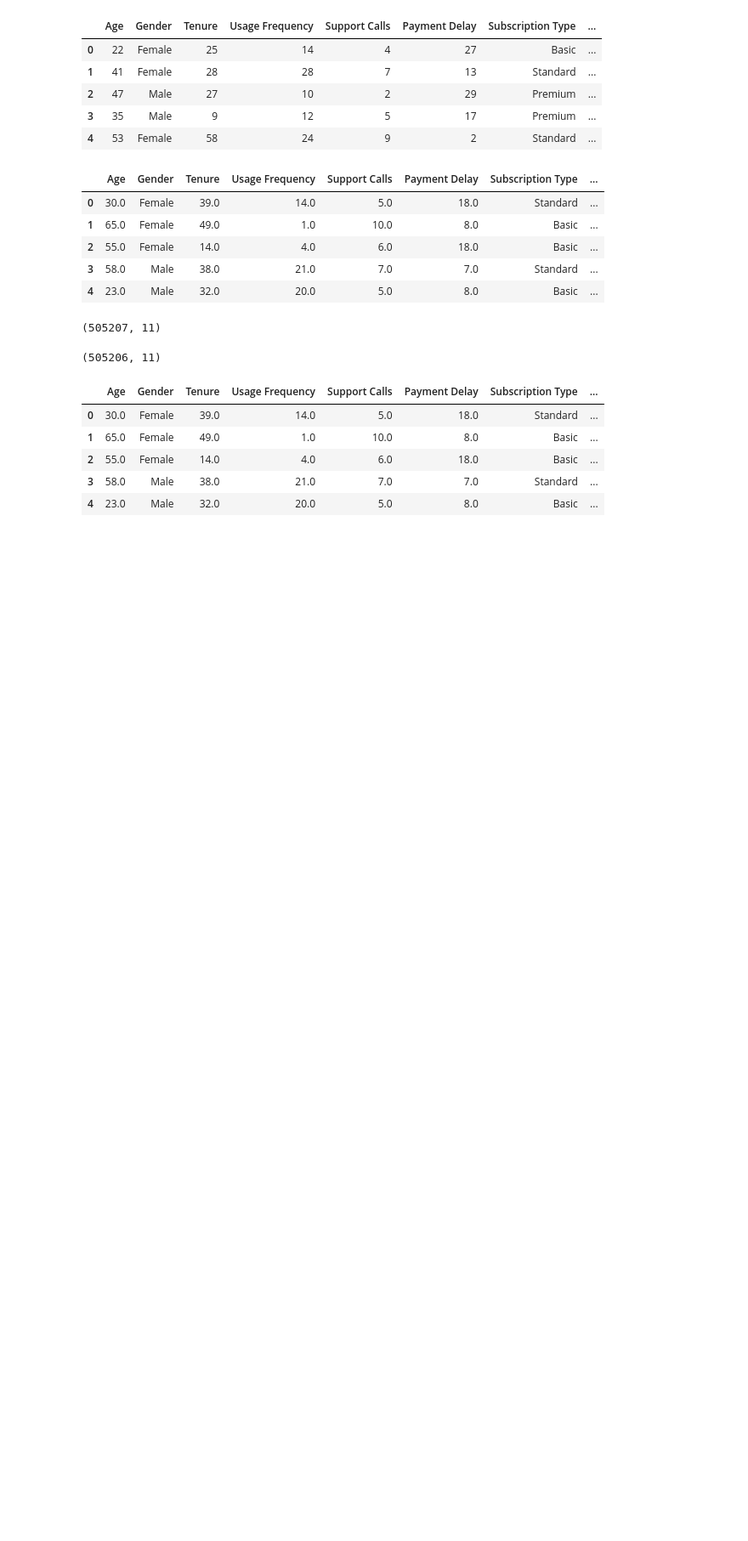
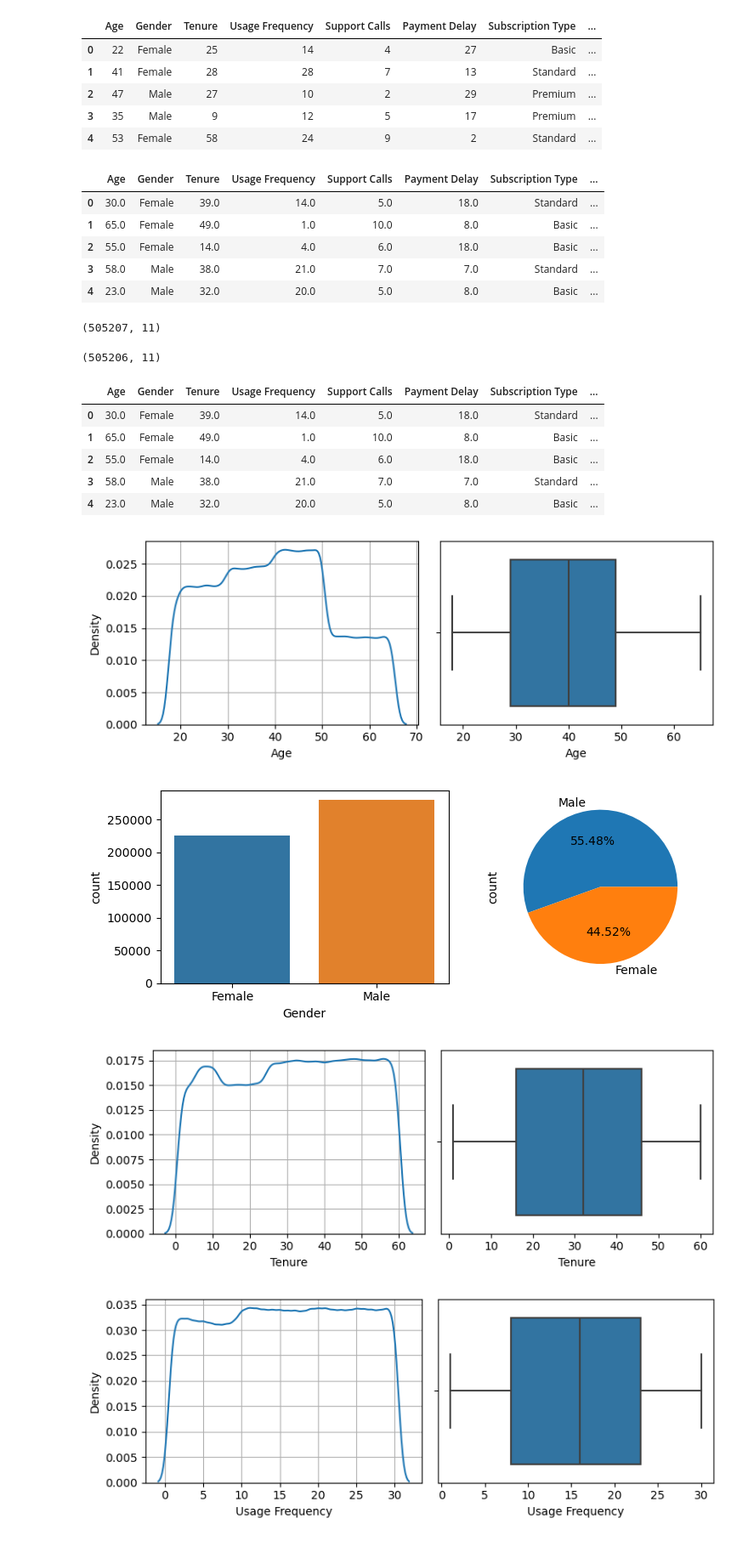
Before and after one commit to Lakshmeesh02/CustomerChurn, a Jupyter notebook: main.ipynb, the cells around one changed output. Shown: that part at 85% size. Drawn from its saved outputs; the diff is of its cells as text; code cells hidden in the pictures; blank space fills up the shorter version.

Commit message:
visualization of each column

```diff
--- a/main.ipynb
+++ b/main.ipynb
@@ -86,3 +86,31 @@ df.head()
 | 2 | 55.0 | Female | 14.0 | 4.0 | 6.0 | 18.0 | Basic | ... |
 | 3 | 58.0 | Male | 38.0 | 21.0 | 7.0 | 7.0 | Standard | ... |
 | 4 | 23.0 | Male | 32.0 | 20.0 | 5.0 | 8.0 | Basic | ... |
+# %%
+def categorical_viz(col):
+    plt.subplot(1,2,1)
+    sns.countplot(x=col, data=df)
+    plt.subplot(1,2,2)
+    df[col].value_counts().plot(kind='pie', autopct='%0.2f%%')
+    plt.tight_layout()
+    plt.show()
+
+def numerical_viz(col):
+    plt.subplot(1,2,1)
+    sns.kdeplot(x=col, data=df)
+    plt.grid()
+    plt.subplot(1,2,2)
+    sns.boxplot(x=col, data=df)
+    plt.tight_layout()
+    plt.show()
+# %%
+for col in df.columns:
+    if df[col].dtype=='object':
+        categorical_viz(col)
+    else:
+        numerical_viz(col)
+# %% [output]
+[figure, added]
+[figure, added]
+[figure, added]
+[figure, added]
```
Also changed, not shown: parts of 1 cell of this notebook.
